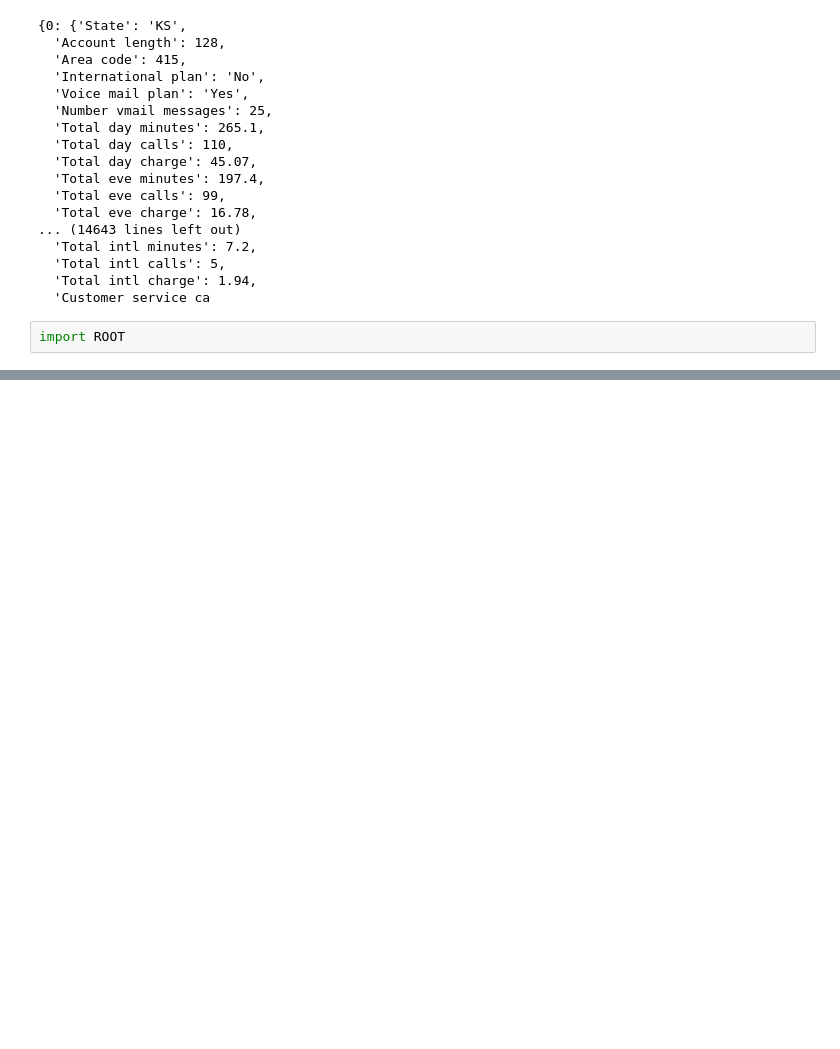
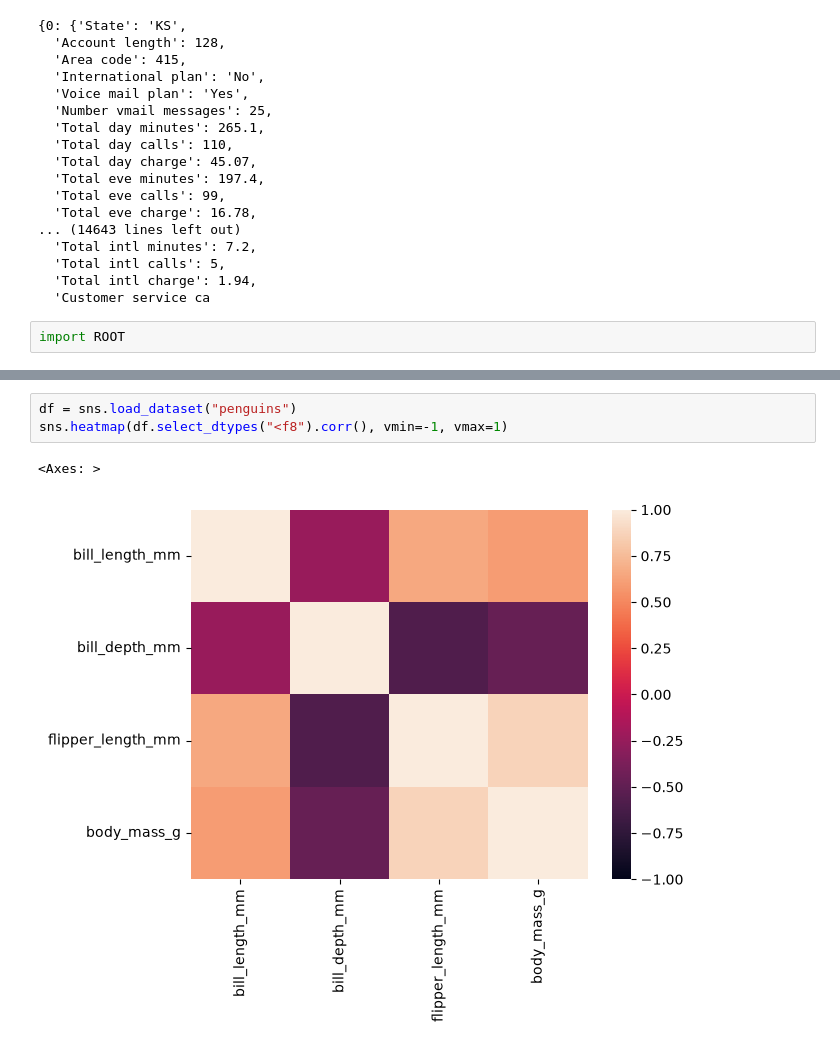
Before and after one commit to sysctlain/prog-sems, a Jupyter notebook: sem9.ipynb, the cells around one changed output, grey strips where cells are left out. Saved outputs shown, nothing was run; the diff lists cells and outputs as text; blank space fills up the shorter version.

```diff
--- a/sem9.ipynb
+++ b/sem9.ipynb
@@ -344,0 +469,6 @@ import ROOT
+# %%
+df = sns.load_dataset("penguins")
+sns.heatmap(df.select_dtypes("<f8").corr(), vmin=-1, vmax=1)
+# %% [output]
+<Axes: >
+[figure, added]
```
Also changed, not shown: parts of 27 cells of this notebook, 2 other files.
